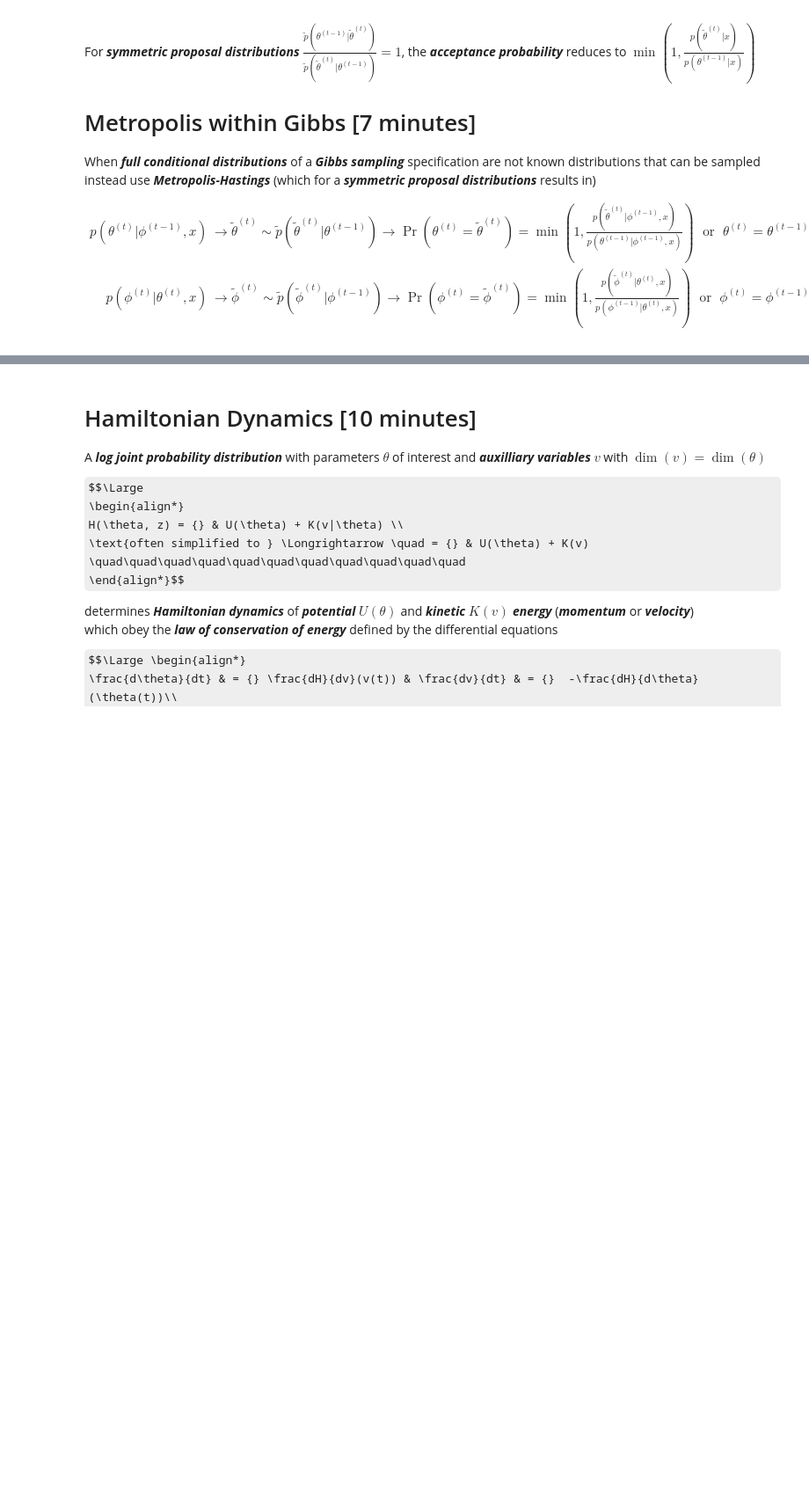
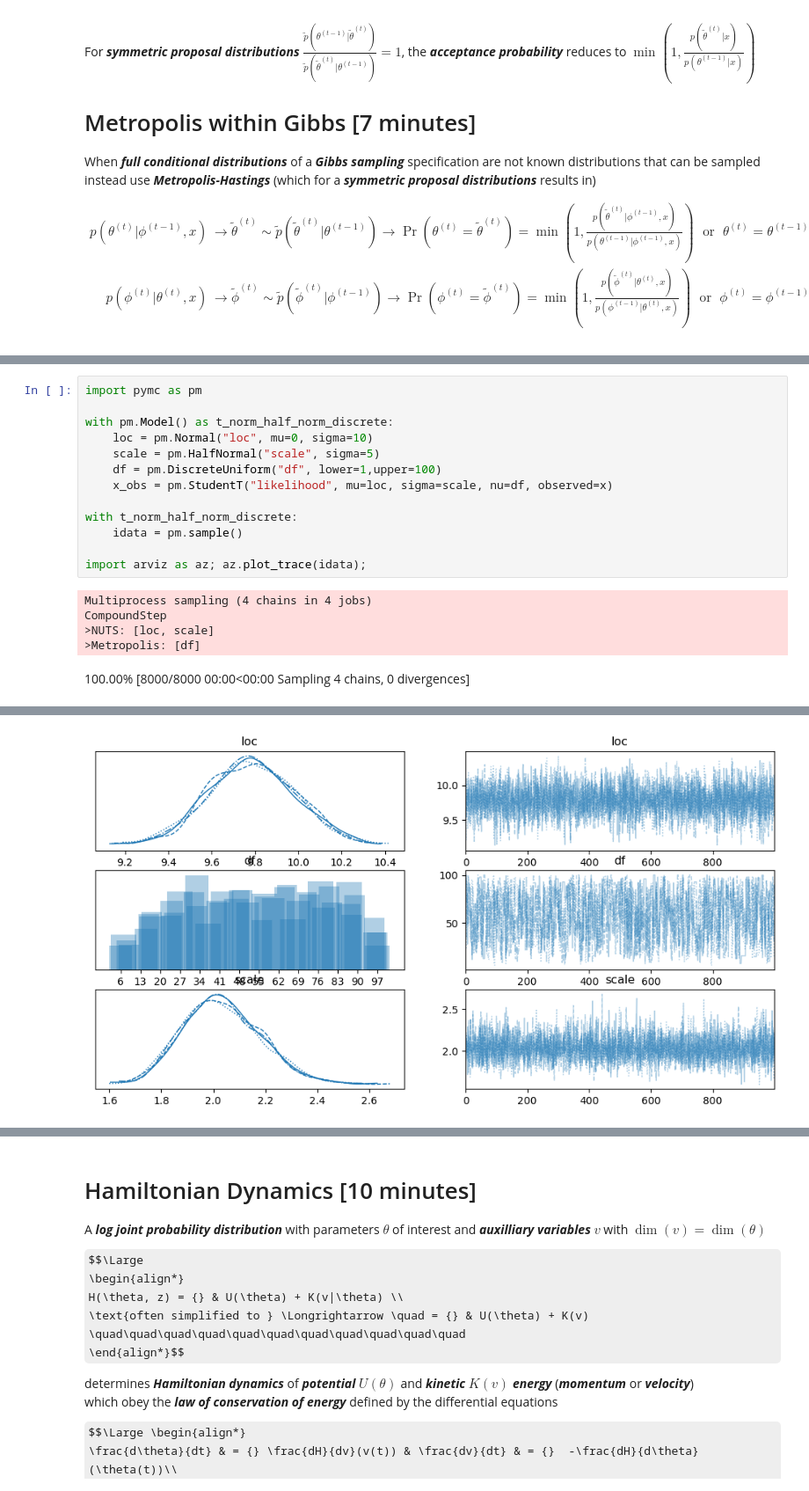
Before and after one commit to pointOfive/STA365_W24_Bayes, a Jupyter notebook: Bayes4_MHandHMCandMoreDiagnostics.ipynb, the cells around one changed output, grey strips where cells are left out. Shown at 88% size. Drawn from its saved outputs; the diff is of its cells as text; some formulas as TeX source; blank space fills up the shorter version.

```diff
--- a/Bayes4_MHandHMCandMoreDiagnostics.ipynb
+++ b/Bayes4_MHandHMCandMoreDiagnostics.ipynb
@@ -142,3 +176,22 @@ For the model specification example considered in "Metropolis within Gibbs" abov
 - Do you hate just using something without knowing what it is or what you're even doing when you use it?
 
 *Then, my friends, have I got the cure for you!*<br>All **you** must **do** is listen **to** someone **who** will re**view** for **you** the next slides **few**!
+# %%
+import pymc as pm
+
+with pm.Model() as t_norm_half_norm_discrete:
+    loc = pm.Normal("loc", mu=0, sigma=10)
+    scale = pm.HalfNormal("scale", sigma=5)
+    df = pm.DiscreteUniform("df", lower=1,upper=100)
+    x_obs = pm.StudentT("likelihood", mu=loc, sigma=scale, nu=df, observed=x)
+
+with t_norm_half_norm_discrete:
+    idata = pm.sample()
+
+import arviz as az; az.plot_trace(idata);
+# %% [output]
+Multiprocess sampling (4 chains in 4 jobs)
+CompoundStep
+>NUTS: [loc, scale]
+>Metropolis: [df]
+100.00% [8000/8000 00:00<00:00 Sampling 4 chains, 0 divergences]
@@ -144,0 +199 @@ For the model specification example considered in "Metropolis within Gibbs" abov
+[figure, added]
```
Also changed, not shown: parts of 10 cells of this notebook.
